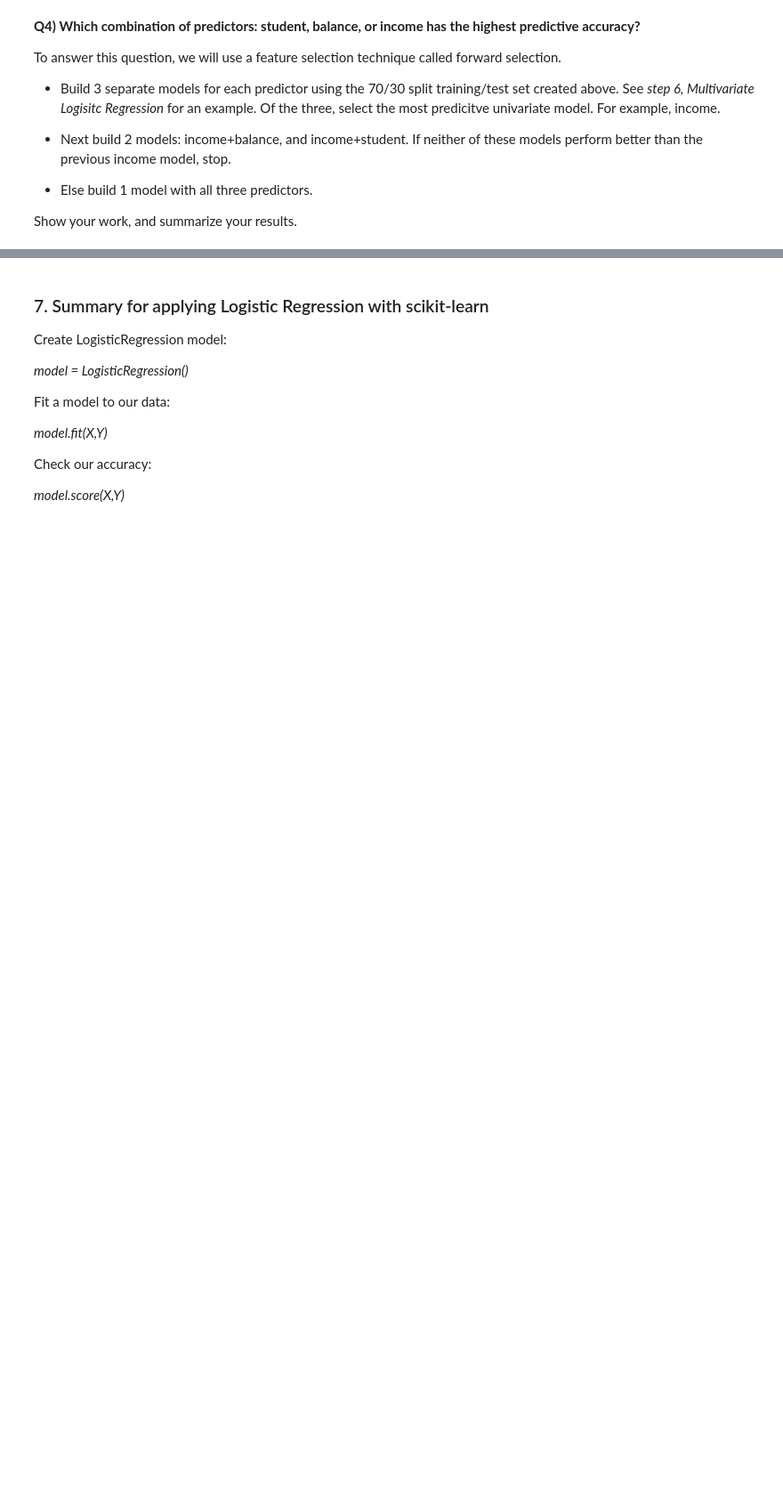
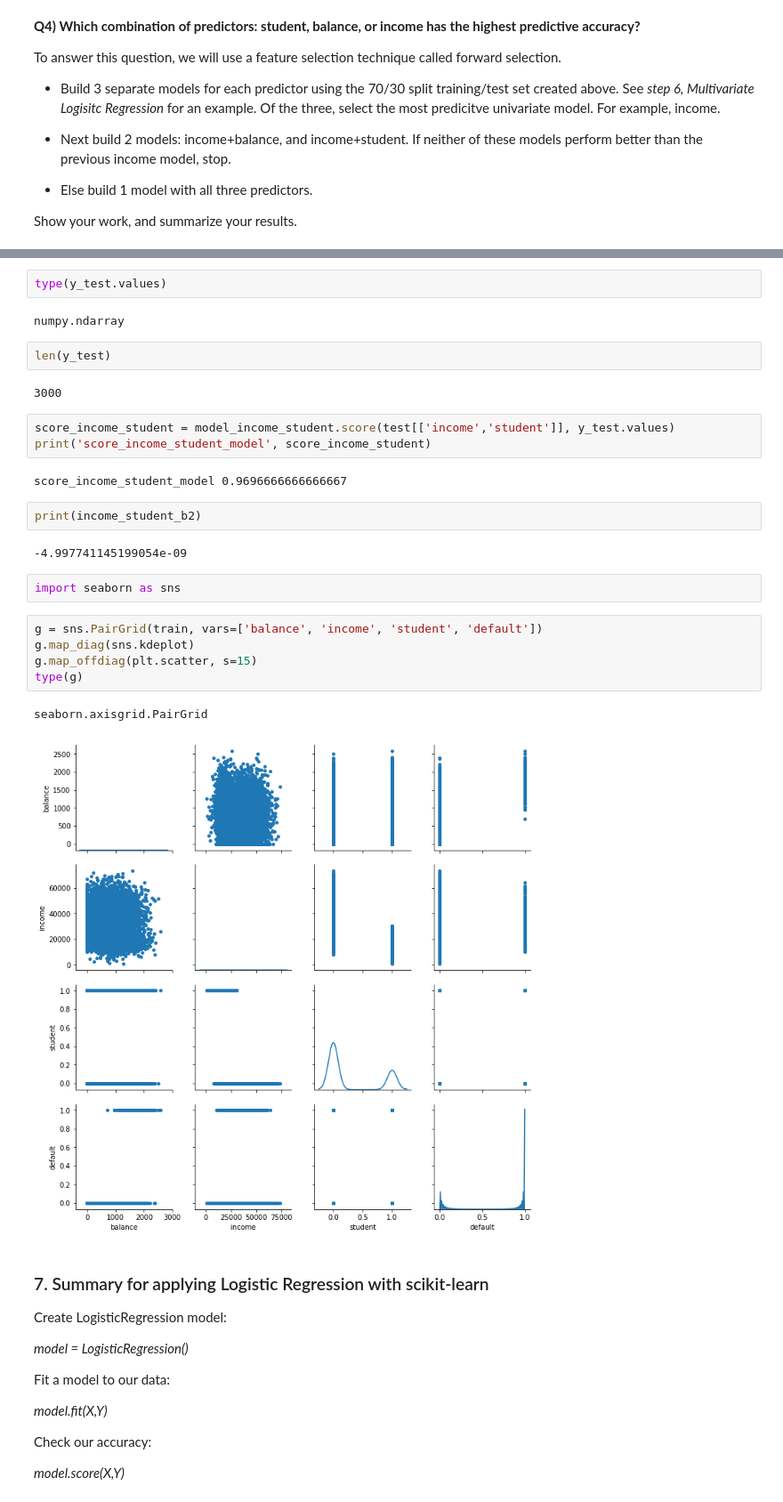
Before and after one commit to gagandaroach/DataScienceIntro, a Jupyter notebook: labs/Lab5_Logistic_Regression/Supervised Learning - Logistic Regression.ipynb, the cells around one changed output, grey strips where cells are left out. Shown at 89% size. Saved outputs shown, nothing was run; the diff lists cells and outputs as text; blank space fills up the shorter version.

```diff
--- a/labs/Lab5_Logistic_Regression/Supervised Learning - Logistic Regression.ipynb
+++ b/labs/Lab5_Logistic_Regression/Supervised Learning - Logistic Regression.ipynb
@@ -447,3 +528,30 @@ Show your work, and summarize your results.
+# %%
+type(y_test.values)
+# %% [output]
+numpy.ndarray
+# %%
+len(y_test)
+# %% [output]
+3000
+# %%
+score_income_student = model_income_student.score(test[['income','student']], y_test.values)
+print('score_income_student_model', score_income_student)
+# %% [output]
+score_income_student_model 0.9696666666666667
+# %%
+print(income_student_b2)
+# %% [output]
+-4.997741145199054e-09
+# %%
+import seaborn as sns
+# %%
+g = sns.PairGrid(train, vars=['balance', 'income', 'student', 'default'])
+g.map_diag(sns.kdeplot)
+g.map_offdiag(plt.scatter, s=15)
+type(g)
+# %% [output]
+seaborn.axisgrid.PairGrid
+[figure, added]
 # %% [markdown]
 ### 7. Summary for applying Logistic Regression with scikit-learn
 
```
Also changed, not shown: parts of 11 cells of this notebook, 1 other file.
